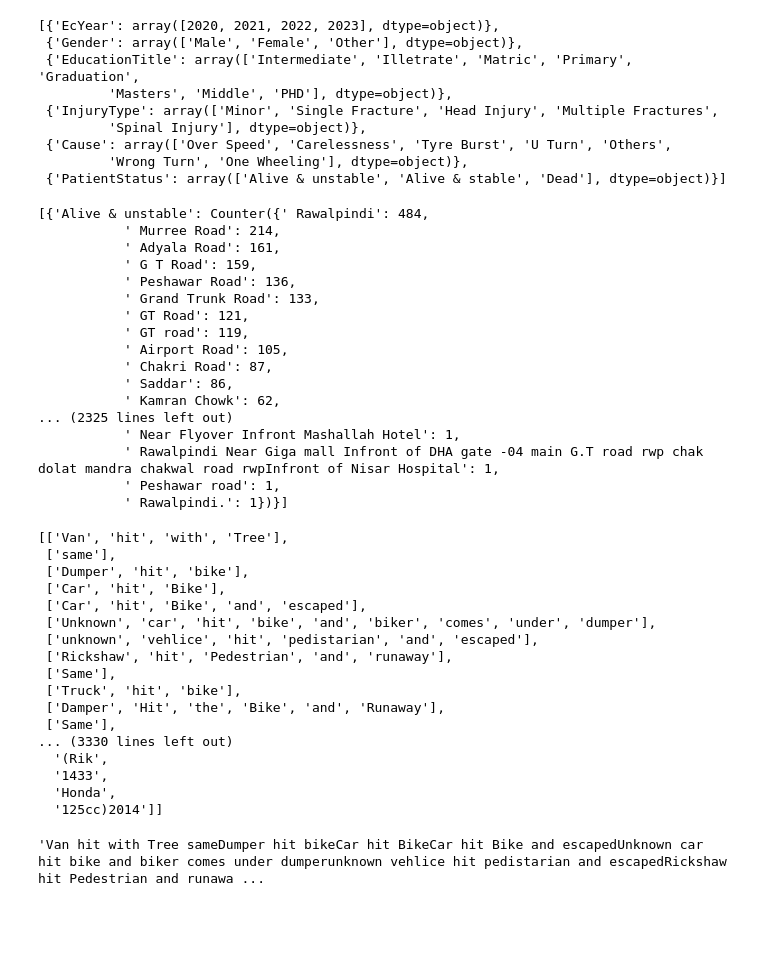
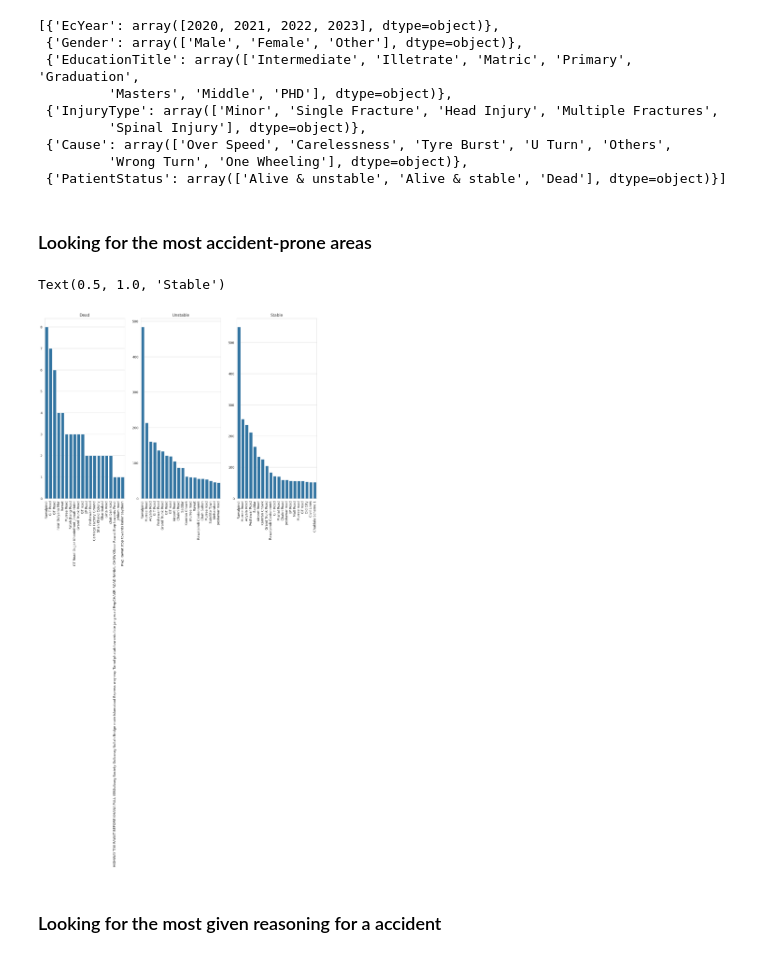
Before and after one commit to Sibgat-Ul/Road_Accidents_Pakistan_Prediction, a Jupyter notebook: rta_dset_445.ipynb, the cells around one changed output. Drawn from its saved outputs; the diff is of its cells as text; code cells hidden in the pictures; blank space fills up the shorter version.

```diff
--- a/rta_dset_445.ipynb
+++ b/rta_dset_445.ipynb
@@ -307,6 +310,8 @@ to_encode
  {'Cause': array(['Over Speed', 'Carelessness', 'Tyre Burst', 'U Turn', 'Others',
          'Wrong Turn', 'One Wheeling'], dtype=object)},
  {'PatientStatus': array(['Alive & unstable', 'Alive & stable', 'Dead'], dtype=object)}]
+# %% [markdown]
+### Looking for the most accident-prone areas
 # %%
 from collections import Counter
 from nltk.corpus import stopwords
@@ -319,6 +324,31 @@ from nltk.tokenize import RegexpTokenizer
 danger_zone = [
     {status: Counter(rta_dataset[rta_dataset['PatientStatus'] == status]['EmergencyArea'].sum().split(','))} for status in to_encode[5]['PatientStatus']
 ]
+# %%
+top_20_dead_zone = danger_zone[2]['Dead'].most_common()[:20]
+top_20_unstable_zone = danger_zone[0]['Alive & unstable'].most_common()[:20]
+top_20_stable_zone = danger_zone[1]['Alive & stable'].most_common()[:20]
+# %%
+fig, axes = plt.subplots(nrows=1, ncols=3, figsize=(15, 10))
+plt.subplots_adjust(hspace=.5)
+rotate = 90
+
+plot1 = sns.barplot(x=[x[0] for x in top_20_dead_zone], y=[x[1] for x in top_20_dead_zone], ax=axes[0])
+plot1.set_xticklabels(plot1.get_xticklabels(), rotation=rotate)
+plot1.set_title('Dead')
+
+plot2 = sns.barplot(x=[x[0] for x in top_20_unstable_zone], y=[x[1] for x in top_20_unstable_zone], ax=axes[1])
+plot2.set_xticklabels(plot2.get_xticklabels(), rotation=rotate)
+plot2.set_title('Unstable')
+
+plot3 = sns.barplot(x=[x[0] for x in top_20_stable_zone], y=[x[1] for x in top_20_stable_zone], ax=axes[2])
+plot3.set_xticklabels(plot3.get_xticklabels(), rotation=rotate)
+plot3.set_title('Stable')
+# %% [output]
+Text(0.5, 1.0, 'Stable')
+[figure, added]
+# %% [markdown]
+### Looking for the most given reasoning for a accident
 # %%
 # rta_dataset['EmergencyArea'] = rta_dataset['Reason'].replace(to_replace=r".*\(.*\).*", value=" ", regex=True)
 
@@ -328,46 +358,6 @@ freq_reason_of_accident = [
     {status: Counter(rta_dataset[rta_dataset['PatientStatus'] == status]['reason_tokenized'].sum().split(','))} for status in to_encode[5]['PatientStatus']
 ]
 # %%
-danger_zone
+top_20_dead = freq_reason_of_accident[2]['Dead'].most_common()[:20]
+top_20_unstable = freq_reason_of_accident[0]['Alive & unstable'].most_common()[:20]
+top_20_stable = freq_reason_of_accident[1]['Alive & stable'].most_common()[:20]
-# %% [output]
-[{'Alive & unstable': Counter({' Rawalpindi': 484,
-           ' Murree Road': 214,
-           ' Adyala Road': 161,
-           ' G T Road': 159,
-           ' Peshawar Road': 136,
-           ' Grand Trunk Road': 133,
-           ' GT Road': 121,
-           ' GT road': 119,
-           ' Airport Road': 105,
-           ' Chakri Road': 87,
-           ' Saddar': 86,
-           ' Kamran Chowk': 62,
-... (2325 lines left out)
-           ' Near Flyover Infront Mashallah Hotel': 1,
-           ' Rawalpindi Near Giga mall Infront of DHA gate -04 main G.T road rwp chak dolat mandra chakwal road rwpInfront of Nisar Hospital': 1,
-           ' Peshawar road': 1,
-           ' Rawalpindi.': 1})}]
-# %%
-[text.split() for text in rta_dataset[rta_dataset['PatientStatus'] == 'Dead']['Reason'].t()]
-# %% [output]
-[['Van', 'hit', 'with', 'Tree'],
- ['same'],
- ['Dumper', 'hit', 'bike'],
- ['Car', 'hit', 'Bike'],
- ['Car', 'hit', 'Bike', 'and', 'escaped'],
- ['Unknown', 'car', 'hit', 'bike', 'and', 'biker', 'comes', 'under', 'dumper'],
- ['unknown', 'vehlice', 'hit', 'pedistarian', 'and', 'escaped'],
- ['Rickshaw', 'hit', 'Pedestrian', 'and', 'runaway'],
- ['Same'],
- ['Truck', 'hit', 'bike'],
- ['Damper', 'Hit', 'the', 'Bike', 'and', 'Runaway'],
- ['Same'],
-... (3330 lines left out)
-  '(Rik',
-  '1433',
-  'Honda',
-  '125cc)2014']]
-# %%
-rta_dataset[rta_dataset['PatientStatus'] == 'Dead']['Reason'].sum()
-# %% [output]
-'Van hit with Tree sameDumper hit bikeCar hit BikeCar hit Bike and escapedUnknown car hit bike and biker comes under dumperunknown vehlice hit pedistarian and escapedRickshaw hit Pedestrian and runawa ...
```
Also changed, not shown: parts of 13 cells of this notebook.
